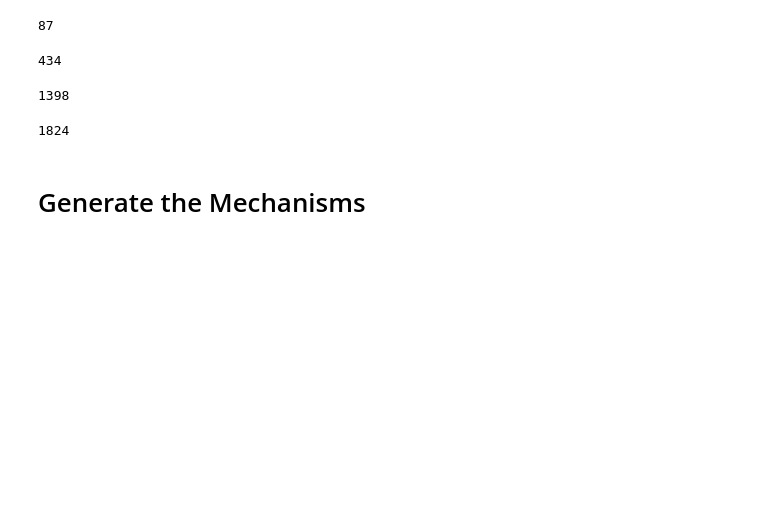
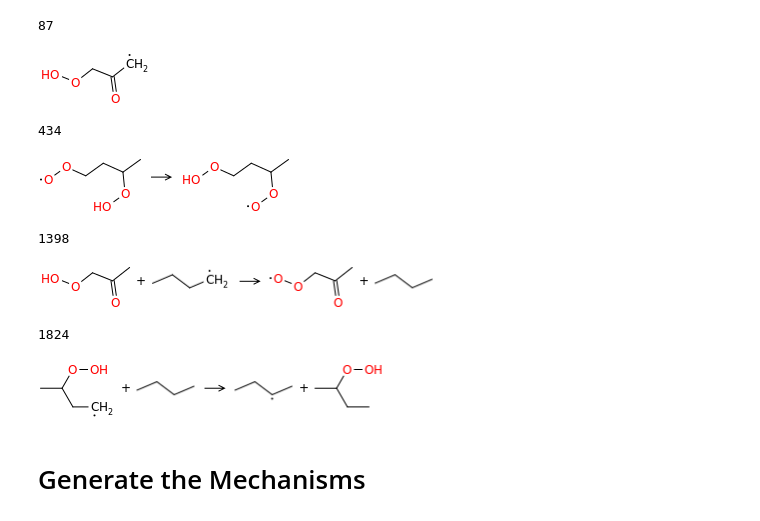
Before and after one commit to comocheng/autoscience, a Jupyter notebook: paper/error_vs_num_included/generate_best_smallest.ipynb, the cells around one changed output. Saved outputs shown, nothing was run; the diff lists cells and outputs as text; code cells hidden in the pictures; blank space fills up the shorter version.

```diff
--- a/paper/error_vs_num_included/generate_best_smallest.ipynb
+++ b/paper/error_vs_num_included/generate_best_smallest.ipynb
@@ -76,18 +76,34 @@ total_improvement_score_order = [x for _,x in sorted(zip(total_improvement_score
 total_improvement_score_order[0]
 # %% [output]
 87
+# %%
+species_list[87]
+# %% [output]
+[figure, added]
 # %%
 total_improvement_score_order[3]
 # %% [output]
 434
+# %%
+reaction_list[324]
+# %% [output]
+[figure, added]
 # %%
 total_improvement_score_order[8]
 # %% [output]
 1398
+# %%
+reaction_list[1288]
+# %% [output]
+[figure, added]
 # %%
 total_improvement_score_order[31]
 # %% [output]
 1824
+# %%
+reaction_list[1714]
+# %% [output]
+[figure, added]
 # %% [markdown]
 # Generate the Mechanisms
 # %%
```
Also changed, not shown: 1 other file.
